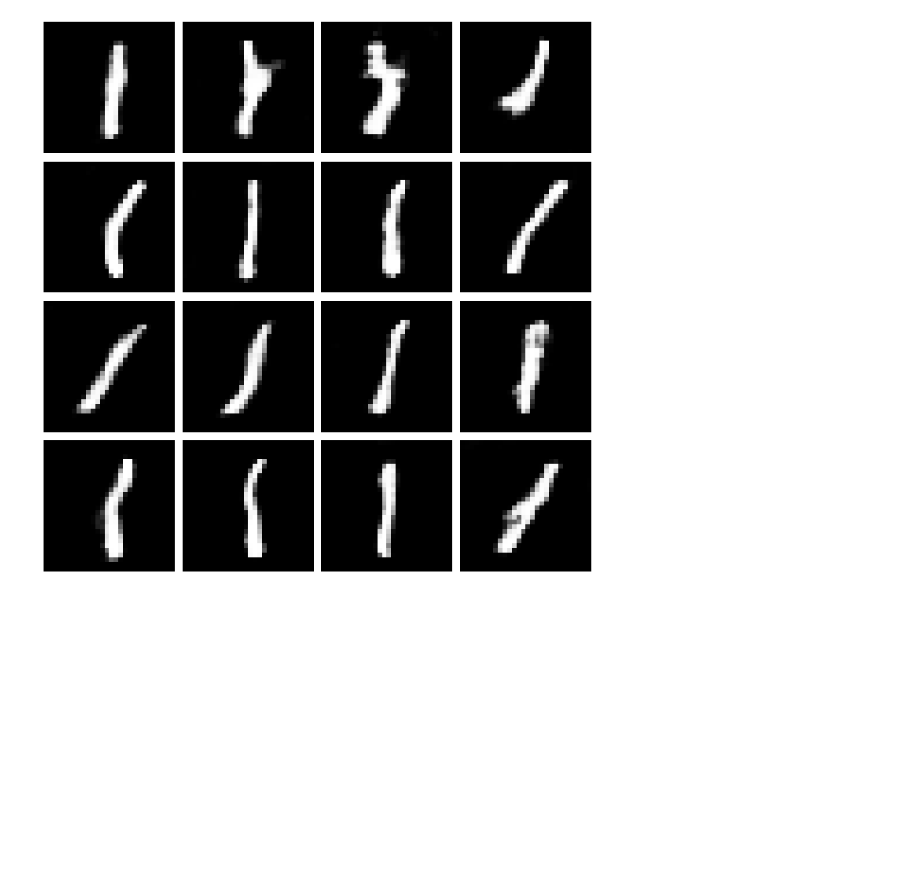
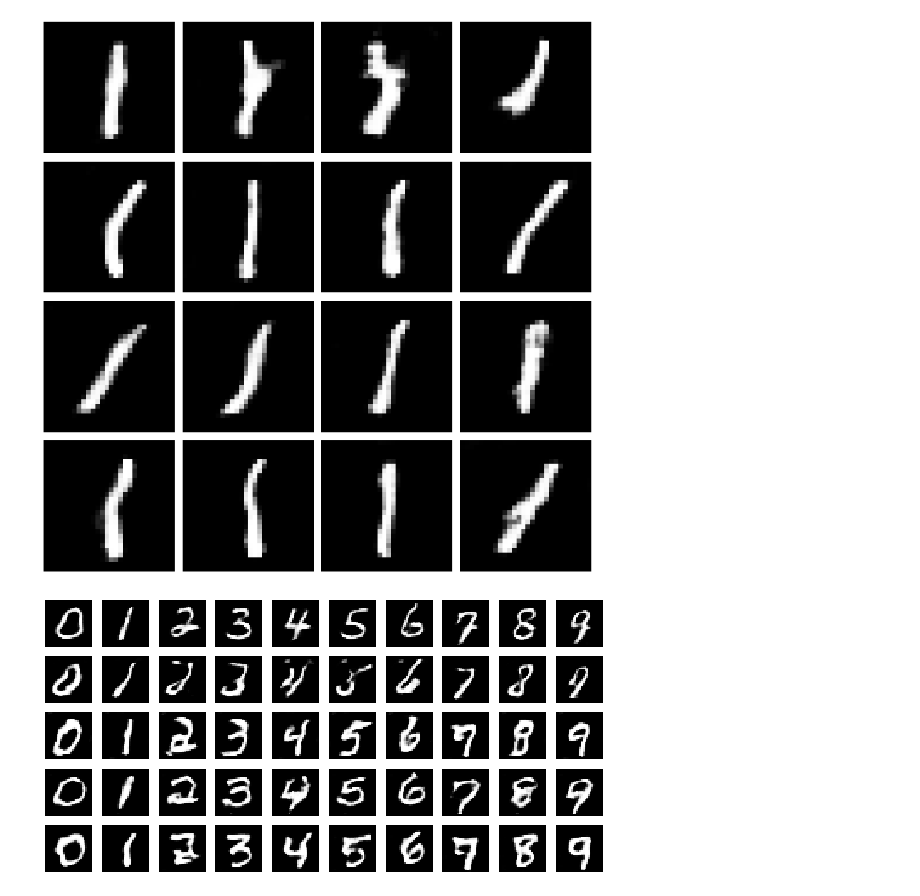
Before and after one commit to Kraing/GANS, a Jupyter notebook: Dev_GAN/GAN.ipynb, the cells around one changed output. Drawn from its saved outputs; the diff is of its cells as text; code cells hidden in the pictures; blank space fills up the shorter version.

Commit message:
Added class plot function

```diff
--- a/Dev_GAN/GAN.ipynb
+++ b/Dev_GAN/GAN.ipynb
@@ -112,7 +106,7 @@ def build_generator(latent_dim=100):
 
 
 # Build the GAN framework
-def build_gan(D, G, input_shape, latent_dim):
+def build_gan(D, G):
 
     opt = Adam(lr=0.0002, beta_1=0.5)
 
@@ -267,7 +258,7 @@ D = build_discriminator(input_shape=in_shape)
 G = build_generator(latent_dim=latent_space)
 
 # Build DCGAN framework
-GAN = build_gan(D, G, in_shape, latent_space)
+GAN = build_gan(D, G)
 # %%
 # Overview on discriminator structure
 D.summary()
@@ -393,7 +384,7 @@ D_f = build_discriminator(input_shape=in_shape)
 G_f = build_generator(latent_dim=latent_space)
 
 # Create DCGAN framework
-GAN_f = build_gan(D_f, G_f, in_shape, latent_space)
+GAN_f = build_gan(D_f, G_f)
 # %%
 # Train DCGAN on Fashion-MNIST
 Df_l, Df_a_r, Df_a_f, Gf_l, Gf_a = train(D_f, G_f, GAN_f, fashion_mnist, name='MNIST-F', latent_dim=latent_space)
@@ -1157,3 +1146,32 @@ def plot_conditional_sample(latent_space, cG, sample_number, class_value):
 plot_conditional_sample(latent_space=100, cG=cGD, sample_number=16, class_value=1)
 # %% [output]
 [figure]
+# %%
+def plot_class_sample(latent_space, cG, classes, sample_number):
+
+    # Setup image size and counter
+    index = 1
+    plt.figure(figsize=(10,sample_number))
+
+    # Loop over the number of latent-vector
+    for noise in range(sample_number):
+
+        # Generate one single noise
+        tmp_noise = np.random.randn(latent_space).reshape(1, latent_space)
+
+        # For each noise vector generate all classes element
+        for x in range(classes):
+            custom_label = np.array([x, ])
+            im = cG.predict([tmp_noise, custom_label])
+            plt.subplot(sample_number, classes, index)
+            image = np.reshape(im, [28, 28])
+            plt.imshow(image, cmap='gray')
+            plt.axis('off')
+            index += 1
+    plt.show()
+    plt.tight_layout()
+    plt.close('all')
+# %%
+plot_class_sample(latent_space=100, cG=cGD, classes=10, sample_number=5)
+# %% [output]
+[figure, added]
```
Also changed, not shown: parts of 4 cells of this notebook.
